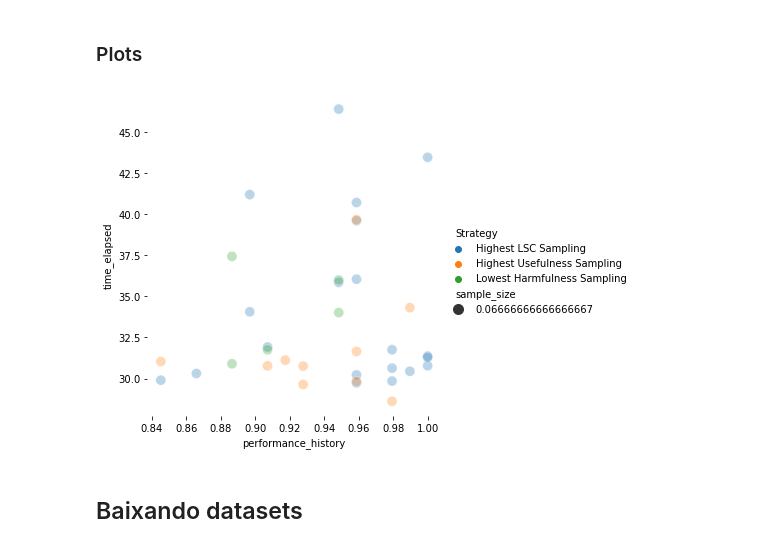
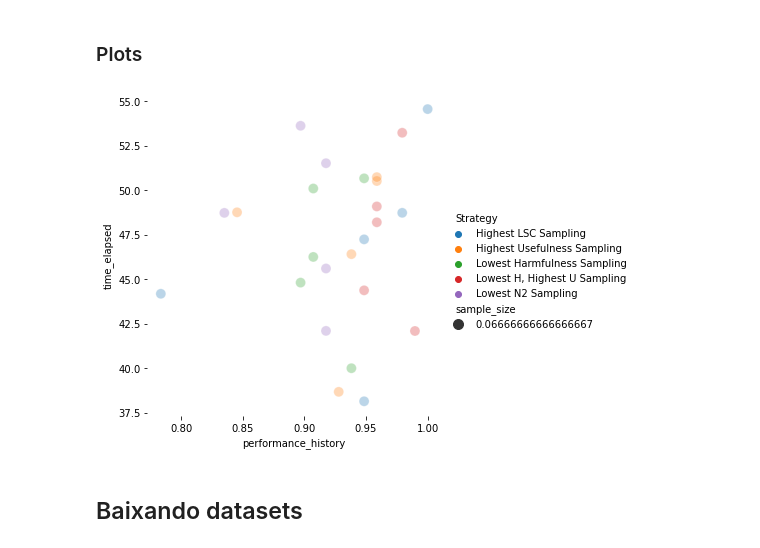
Before and after one commit to ahmoura/active_learning, a Jupyter notebook: data/act_len labs/pyhard/Active Learn Strategies + Pyhard.ipynb, the cells around one changed output. Drawn from its saved outputs; the diff is of its cells as text; code cells hidden in the pictures.

```diff
--- a/data/act_len labs/pyhard/Active Learn Strategies + Pyhard.ipynb
+++ b/data/act_len labs/pyhard/Active Learn Strategies + Pyhard.ipynb
@@ -785,6 +912,18 @@ for ds in tqdm(datasets,  desc ="Dataset"):
             result['dataset'] = ds[:-5]
             total_performance_history.append(result)
             tqdm.write("Passou: " + str(ds[:-5]) + " " + str(classifier) + " " + str(idx_bag) + "/" + str(n_splits) + " lowest_harmfulness_sampling")
+
+            tqdm.write("Testando: " + str(ds[:-5]) + " " + str(classifier) + " " + str(idx_bag) + "/" + str(n_splits) + " lowest_h_highest_u_sampling")
+            result = lowest_h_highest_u_sampling(deepcopy(X_raw), deepcopy(y_raw), idx_data, idx_bag, classifier, k, cost)
+            result['dataset'] = ds[:-5]
+            total_performance_history.append(result)
+            tqdm.write("Passou: " + str(ds[:-5]) + " " + str(classifier) + " " + str(idx_bag) + "/" + str(n_splits) + " lowest_h_highest_u_sampling")
+
+            tqdm.write("Testando: " + str(ds[:-5]) + " " + str(classifier) + " " + str(idx_bag) + "/" + str(n_splits) + " lowest_n2_sampling")
+            result = lowest_n2_sampling(deepcopy(X_raw), deepcopy(y_raw), idx_data, idx_bag, classifier, k, cost)
+            result['dataset'] = ds[:-5]
+            total_performance_history.append(result)
+            tqdm.write("Passou: " + str(ds[:-5]) + " " + str(classifier) + " " + str(idx_bag) + "/" + str(n_splits) + " lowest_n2_sampling")
 # %% [output]
 Testando: 61_iris RF 0/5 highest_lsc_sampling
 run 'pyhard --help' to see all options.
@@ -876,15 +1015,15 @@ memory usage: 1.9+ KB
 # %%
 g = sns.relplot(
     data= df,
     x="performance_history", y="time_elapsed",
     hue="Strategy", size="sample_size",
-    palette=sns.color_palette(n_colors=3), sizes=(100, 300), alpha=0.3
+    palette=sns.color_palette(n_colors=5), sizes=(100, 300), alpha=0.3
 )
 g.ax.xaxis.grid(True, "minor", linewidth=.25)
 g.ax.yaxis.grid(True, "minor", linewidth=.25)
 _ = g.despine(left=True, bottom=True)
 # %% [output]
-[figure, old version]
+[figure, new version]
 # %%
 g = sns.relplot(
     data= df[(df.Strategy != "Uncertain Sampling") & (df.Strategy != "Query by Committee")],
```
Also changed, not shown: parts of 11 cells of this notebook, 4 other files.
